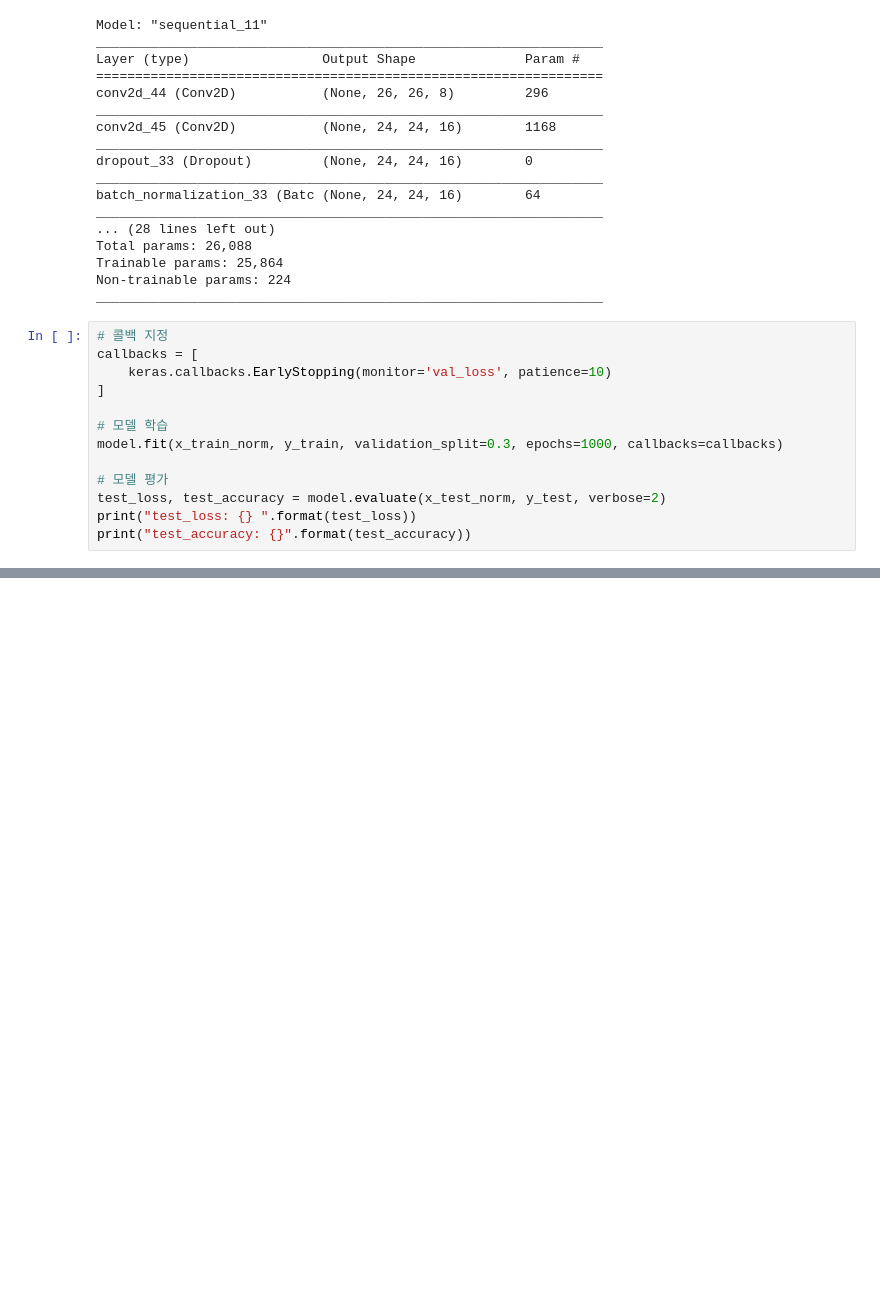
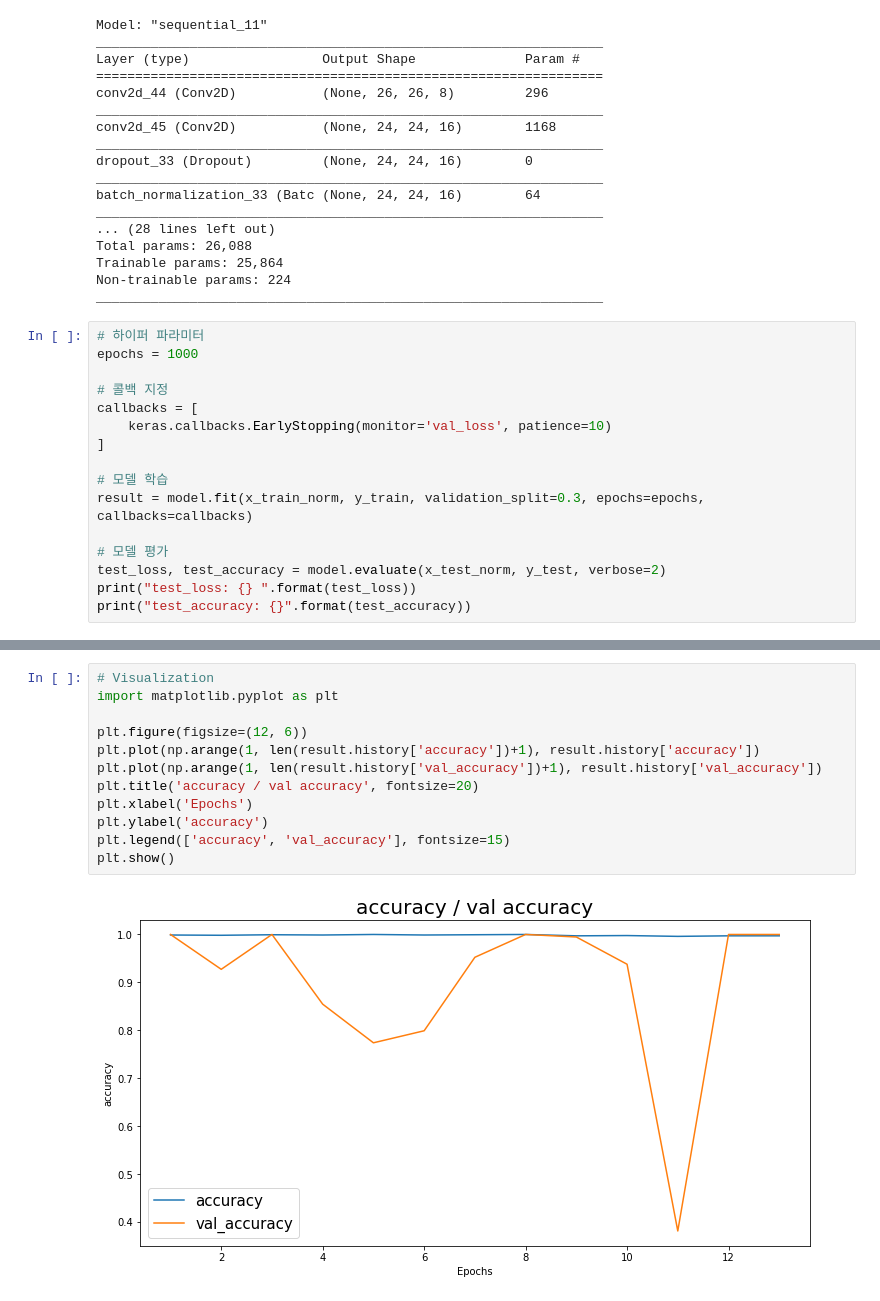
Before and after one commit to dlwoguq0928/aiffel-exp-1, a Jupyter notebook: aiffelExp1.ipynb, the cells around one changed output, grey strips where cells are left out. Cells and saved outputs as stored; diff of their text form; blank space fills up the shorter version.

```diff
--- a/aiffelExp1.ipynb
+++ b/aiffelExp1.ipynb
@@ -157,13 +157,16 @@ Trainable params: 25,864
 Non-trainable params: 224
 _________________________________________________________________
 # %%
+# 하이퍼 파라미터
+epochs = 1000
+
 # 콜백 지정
 callbacks = [
     keras.callbacks.EarlyStopping(monitor='val_loss', patience=10)
 ]
 
 # 모델 학습
-model.fit(x_train_norm, y_train, validation_split=0.3, epochs=1000, callbacks=callbacks)
+result = model.fit(x_train_norm, y_train, validation_split=0.3, epochs=epochs, callbacks=callbacks)
 
 # 모델 평가
 test_loss, test_accuracy = model.evaluate(x_test_norm, y_test, verbose=2)
@@ -189,0 +193,14 @@ test_accuracy: 0.9005376100540161
+# %%
+# Visualization
+import matplotlib.pyplot as plt
+
+plt.figure(figsize=(12, 6))
+plt.plot(np.arange(1, len(result.history['accuracy'])+1), result.history['accuracy'])
+plt.plot(np.arange(1, len(result.history['val_accuracy'])+1), result.history['val_accuracy'])
+plt.title('accuracy / val accuracy', fontsize=20)
+plt.xlabel('Epochs')
+plt.ylabel('accuracy')
+plt.legend(['accuracy', 'val_accuracy'], fontsize=15)
+plt.show()
+# %% [output]
+[figure, added]
```
Also changed, not shown: parts of 1 cell of this notebook.
